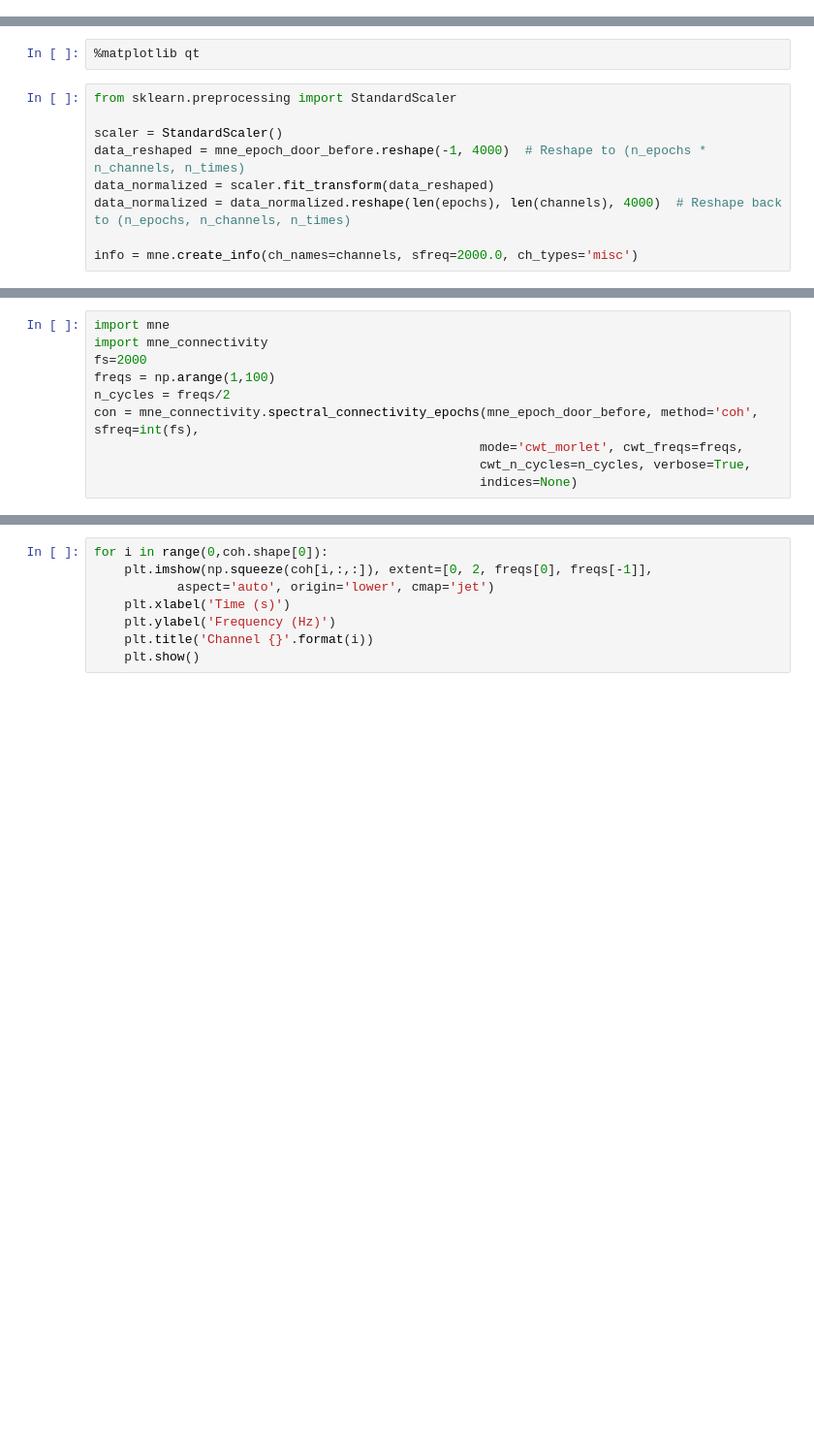
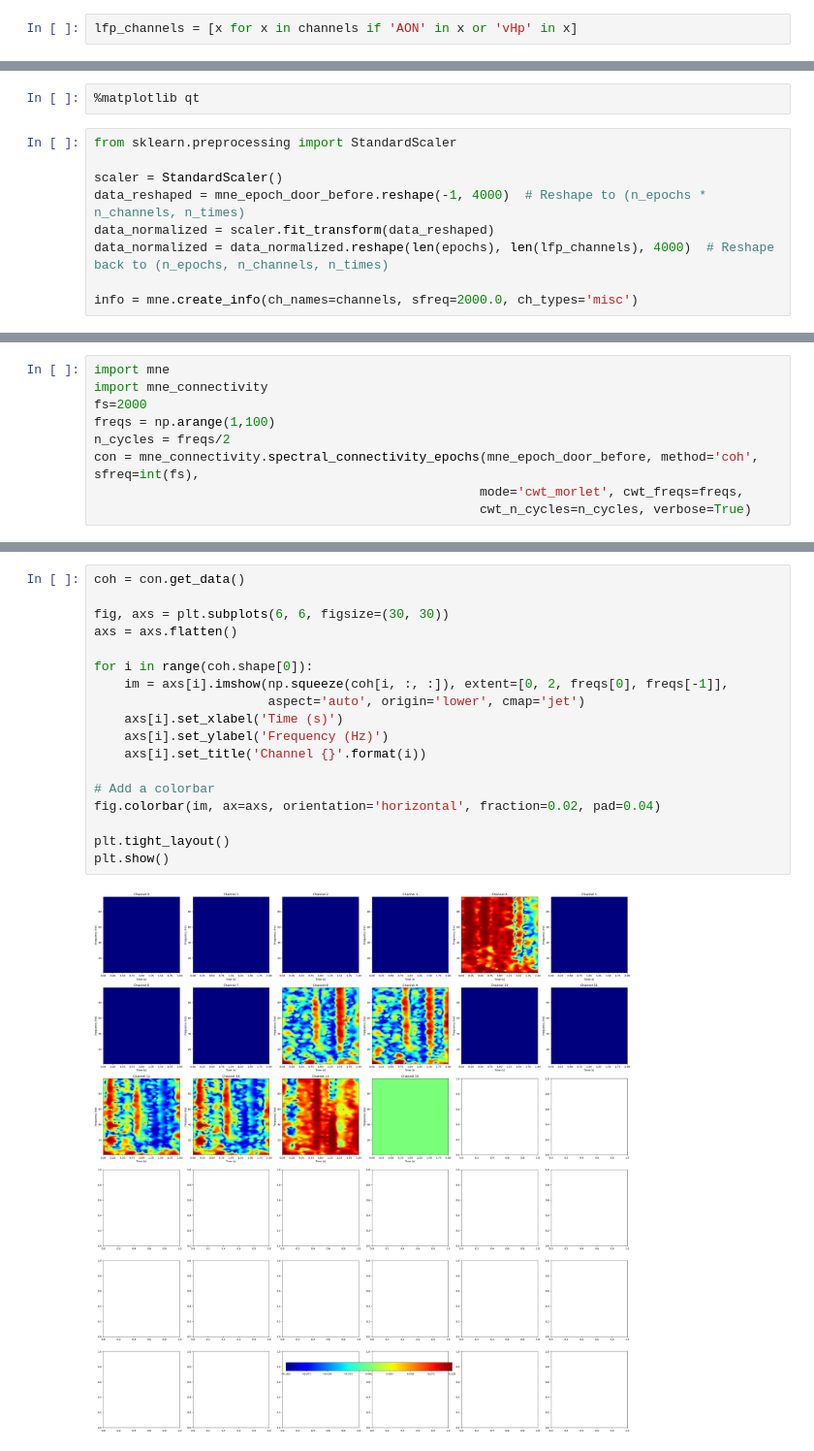
Before and after one commit to namanagrawal97/cpl_analysis_naman, a Jupyter notebook: 03_coherence_using_mne.ipynb, the cells around one changed output, grey strips where cells are left out. Shown at 97% size. Saved outputs shown, nothing was run; the diff lists cells and outputs as text; blank space fills up the shorter version.

Commit message:
coherence can be calculated. Need to figure out exactly how channels are being chosen and paired

```diff
--- a/03_coherence_using_mne.ipynb
+++ b/03_coherence_using_mne.ipynb
@@ -183,0 +153,2 @@ shuffled_event_data_compiled_df=pd.DataFrame(shuffled_event_data_df, columns=['r
+# %%
+lfp_channels = [x for x in channels if 'AON' in x or 'vHp' in x]
@@ -189,7 +162,7 @@ from sklearn.preprocessing import StandardScaler
 scaler = StandardScaler()
 data_reshaped = mne_epoch_door_before.reshape(-1, 4000)  # Reshape to (n_epochs * n_channels, n_times)
 data_normalized = scaler.fit_transform(data_reshaped)
-data_normalized = data_normalized.reshape(len(epochs), len(channels), 4000)  # Reshape back to (n_epochs, n_channels, n_times)
+data_normalized = data_normalized.reshape(len(epochs), len(lfp_channels), 4000)  # Reshape back to (n_epochs, n_channels, n_times)
 
 info = mne.create_info(ch_names=channels, sfreq=2000.0, ch_types='misc')
 # %%
@@ -217,5 +210,4 @@ freqs = np.arange(1,100)
 n_cycles = freqs/2
 con = mne_connectivity.spectral_connectivity_epochs(mne_epoch_door_before, method='coh', sfreq=int(fs),
                                                    mode='cwt_morlet', cwt_freqs=freqs,
-                                                   cwt_n_cycles=n_cycles, verbose=True,
-                                                   indices=None)
+                                                   cwt_n_cycles=n_cycles, verbose=True)
@@ -231,8 +264,20 @@ plt.show()
 # %%
-for i in range(0,coh.shape[0]):
-    plt.imshow(np.squeeze(coh[i,:,:]), extent=[0, 2, freqs[0], freqs[-1]],
-           aspect='auto', origin='lower', cmap='jet')
-    plt.xlabel('Time (s)')
-    plt.ylabel('Frequency (Hz)')
-    plt.title('Channel {}'.format(i))
-    plt.show()
+coh = con.get_data()
+
+fig, axs = plt.subplots(6, 6, figsize=(30, 30))
+axs = axs.flatten()
+
+for i in range(coh.shape[0]):
+    im = axs[i].imshow(np.squeeze(coh[i, :, :]), extent=[0, 2, freqs[0], freqs[-1]],
+                       aspect='auto', origin='lower', cmap='jet')
+    axs[i].set_xlabel('Time (s)')
+    axs[i].set_ylabel('Frequency (Hz)')
+    axs[i].set_title('Channel {}'.format(i))
+
+# Add a colorbar
+fig.colorbar(im, ax=axs, orientation='horizontal', fraction=0.02, pad=0.04)
+
+plt.tight_layout()
+plt.show()
+# %% [output]
+[figure, added]
```
Also changed, not shown: parts of 10 cells of this notebook.
